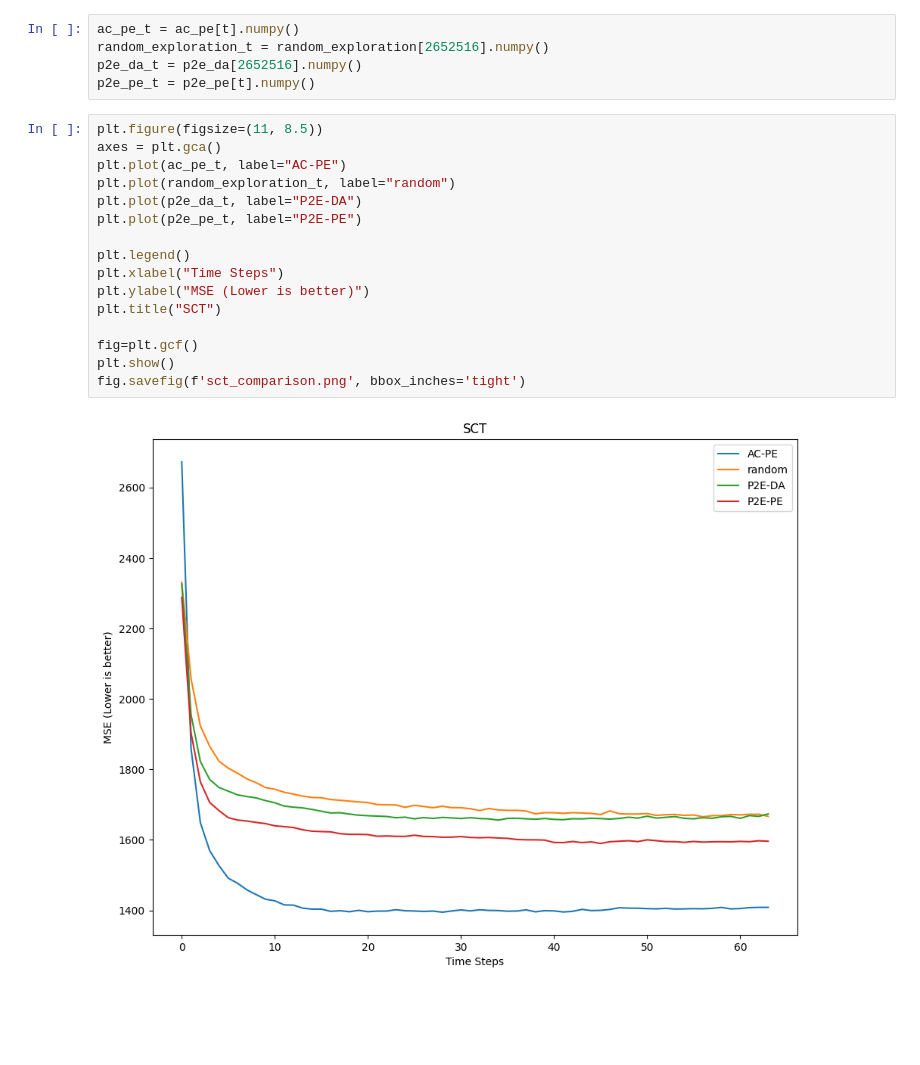
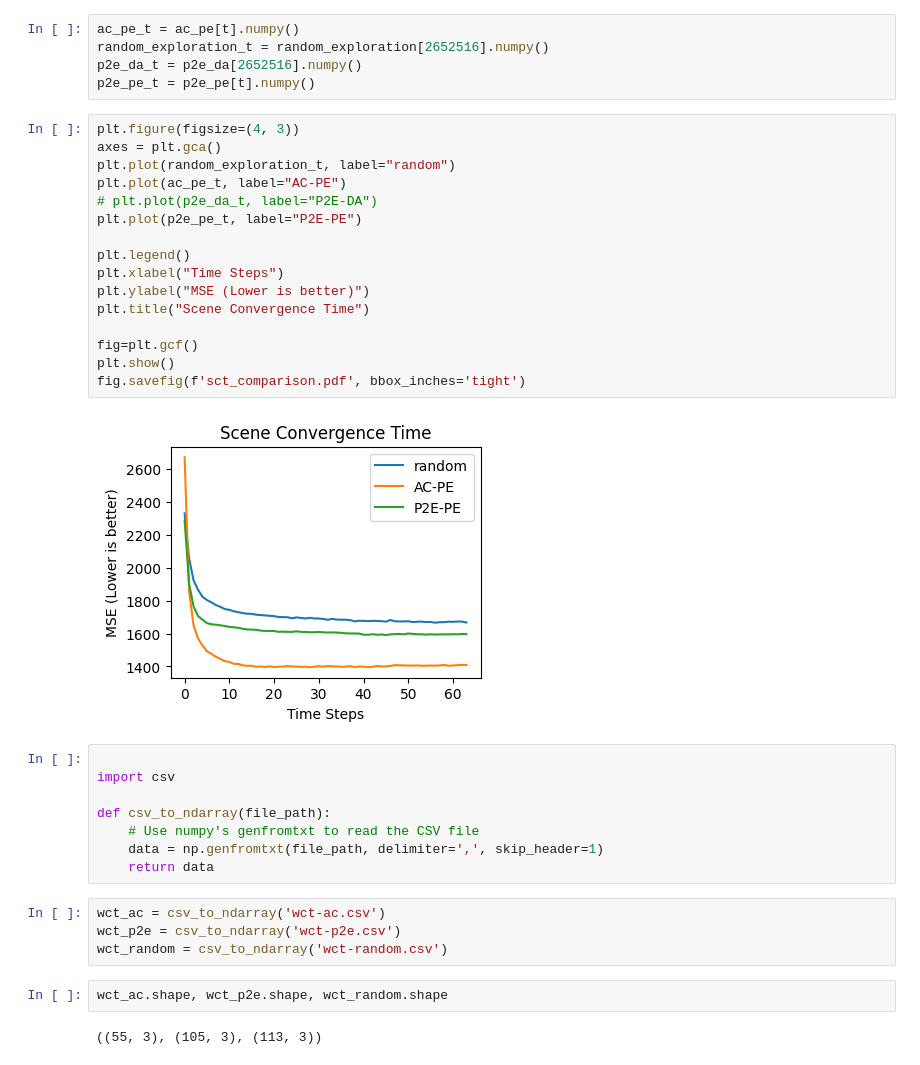
Before and after one commit to intuinno/saccade, a Jupyter notebook: analysis/analysis.ipynb, the cells around one changed output. Cells and saved outputs as stored; diff of their text form; blank space fills up the shorter version.

Commit message:
Updated figure for grant proposal

```diff
--- a/analysis/analysis.ipynb
+++ b/analysis/analysis.ipynb
@@ -27,20 +27,36 @@ random_exploration_t = random_exploration[2652516].numpy()
 p2e_da_t = p2e_da[2652516].numpy()
 p2e_pe_t = p2e_pe[t].numpy()
 # %%
-plt.figure(figsize=(11, 8.5))
+plt.figure(figsize=(4, 3))
 axes = plt.gca()
+plt.plot(random_exploration_t, label="random")
 plt.plot(ac_pe_t, label="AC-PE")
-plt.plot(random_exploration_t, label="random")
-plt.plot(p2e_da_t, label="P2E-DA")
+# plt.plot(p2e_da_t, label="P2E-DA")
 plt.plot(p2e_pe_t, label="P2E-PE")
 
 plt.legend()
 plt.xlabel("Time Steps")
 plt.ylabel("MSE (Lower is better)")
-plt.title("SCT")
+plt.title("Scene Convergence Time")
 
 fig=plt.gcf()
 plt.show()
-fig.savefig(f'sct_comparison.png', bbox_inches='tight')
+fig.savefig(f'sct_comparison.pdf', bbox_inches='tight')
 # %% [output]
-[figure, old version]
+[figure, new version]
+# %%
+
+import csv
+
+def csv_to_ndarray(file_path):
+    # Use numpy's genfromtxt to read the CSV file
+    data = np.genfromtxt(file_path, delimiter=',', skip_header=1)
+    return data
+# %%
+wct_ac = csv_to_ndarray('wct-ac.csv')
+wct_p2e = csv_to_ndarray('wct-p2e.csv')
+wct_random = csv_to_ndarray('wct-random.csv')
+# %%
+wct_ac.shape, wct_p2e.shape, wct_random.shape
+# %% [output]
+((55, 3), (105, 3), (113, 3))
```
Also changed, not shown: parts of 5 cells of this notebook, 6 other files.
